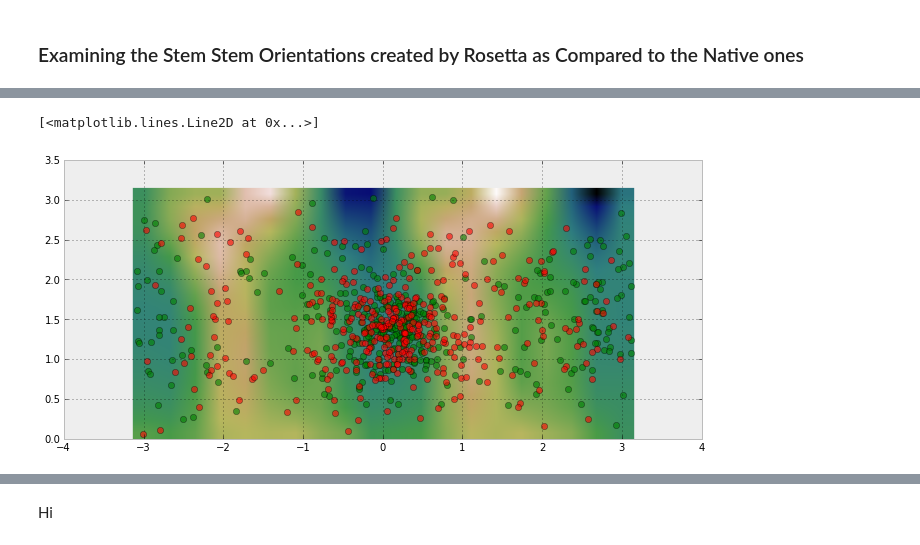
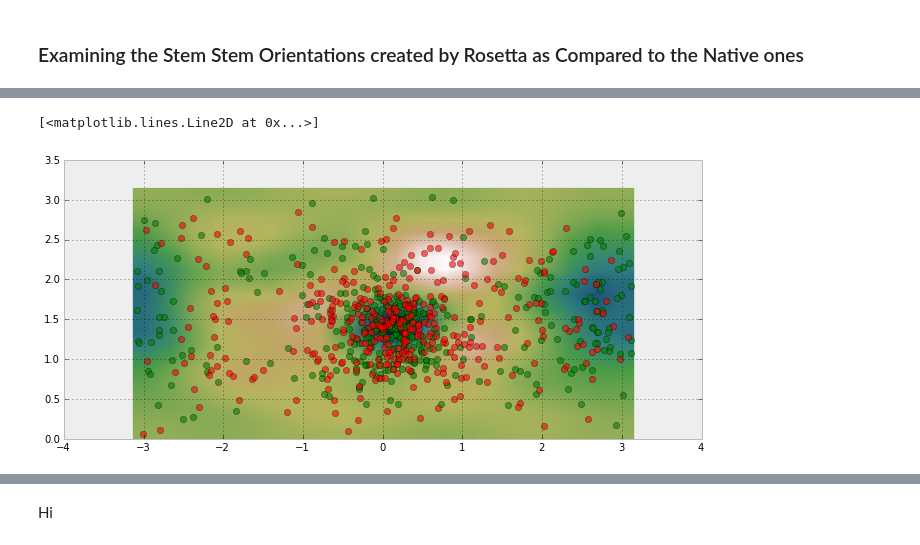
Before and after one commit to ViennaRNA/ernwin, a Jupyter notebook: ipy_notebook_ernwin.ipynb, the cells around one changed output, grey strips where cells are left out. Cells and saved outputs as stored; diff of their text form; code cells hidden in the pictures.

```diff
--- a/ipy_notebook_ernwin.ipynb
+++ b/ipy_notebook_ernwin.ipynb
@@ -1066,25 +1105,25 @@ k_sw = ss.gaussian_kde(ss_w.T, bw_method=k_so.factor / 4.)
 # %%
 resolution = 20
 U,V = np.mgrid[-m.pi:m.pi:complex(0,resolution), 0:m.pi:complex(0,resolution)]
 positions = np.vstack([U.ravel(), V.ravel()])
-vals_r = np.log(k_rw(positions))
-vals_s = np.log(k_sw(positions))
-vals = 0.7 * (vals_r - vals_s)
+vals_r = k_rw(positions)
+vals_s = k_sw(positions)
+vals = vals_r - vals_s
 #vals = vals_r
 W = np.reshape(vals.T, U.shape)
 
 xmin = -m.pi
 xmax = m.pi
 ymin = 0
 ymax = m.pi
 
 figsize(15, 5)
 imshow(np.rot90(W), cmap=plt.cm.gist_earth_r, extent=[xmin, xmax, ymin, ymax])
 plot(rs_o[: ,0], rs_o[: ,1], 'go', alpha=0.6)
 plot(ss_o[: ,0], ss_o[: ,1], 'ro', alpha=0.6)
 # %% [output]
 [<matplotlib.lines.Line2D at 0x...>]
-[figure, old version]
+[figure, new version]
 # %%
 a = rs_o
 r = np.ones((rs_o.shape[0],rs_o.shape[1]+1)); r[:,1:] = rs_o
```
Also changed, not shown: parts of 37 cells of this notebook, 8 other files.
